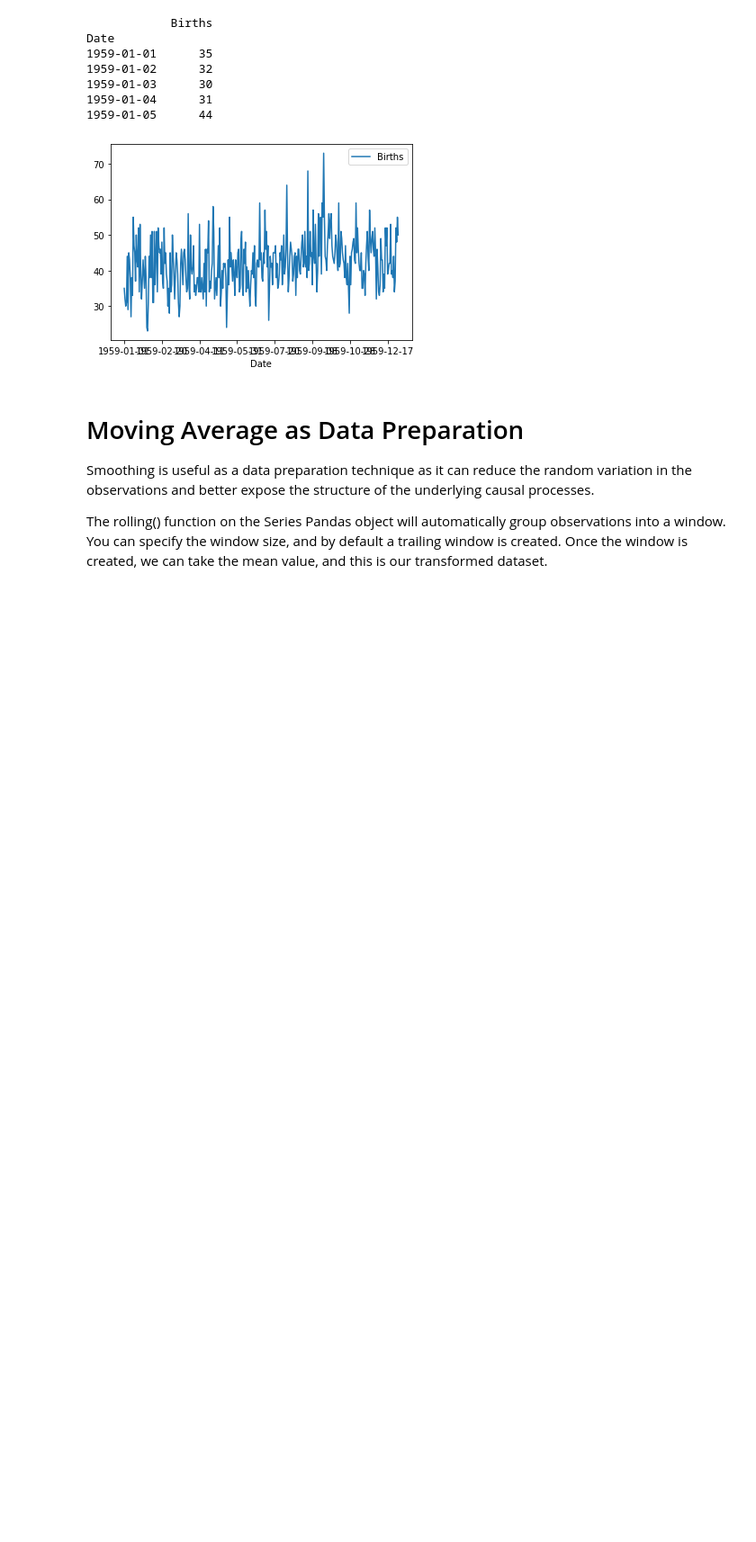
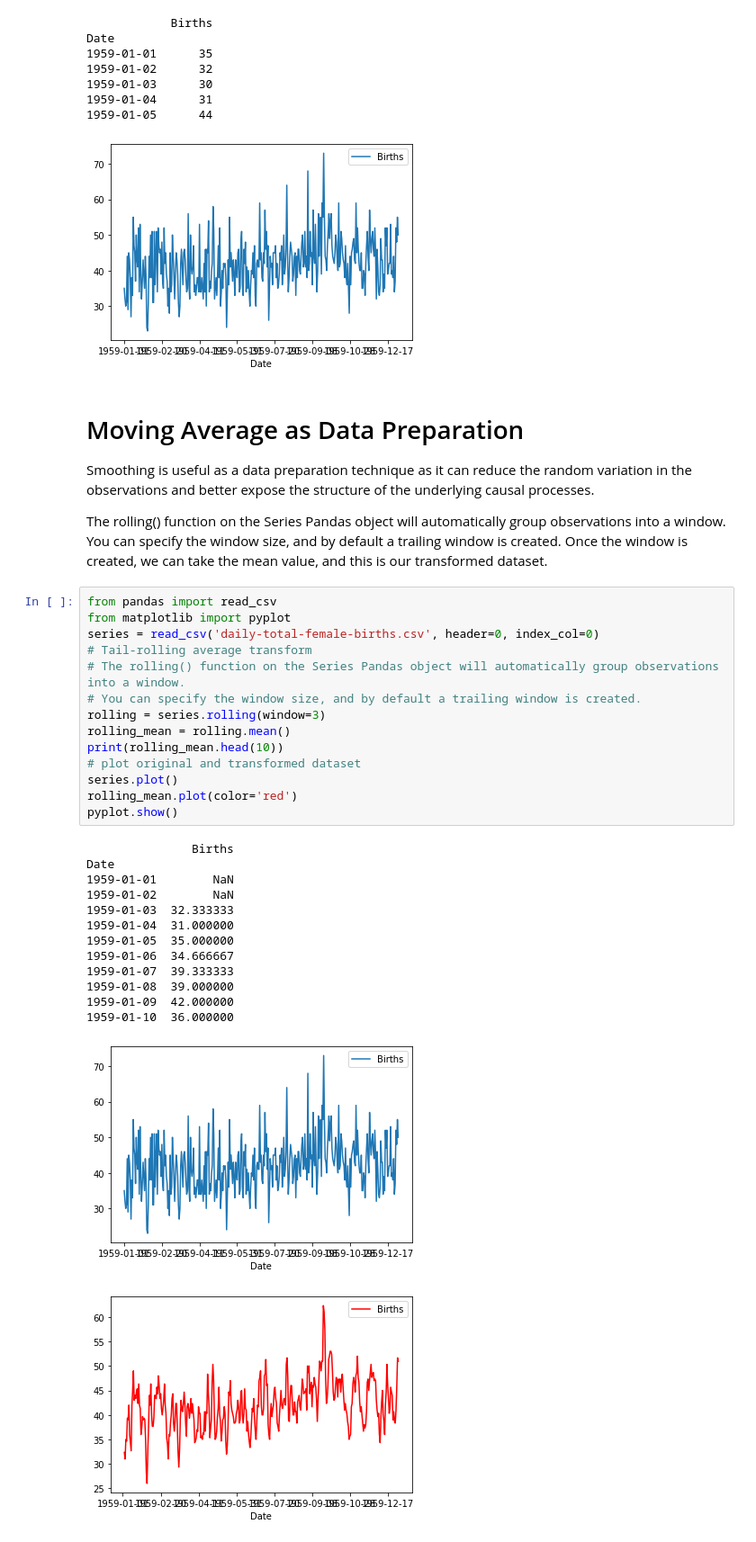
Before and after one commit to MWFK/TimeSeries_Sequence_with_TensorFlow, a Jupyter notebook: 0- WindowdMA_TraillingCentered.ipynb, the cells around one changed output. Shown at 90% size. Drawn from its saved outputs; the diff is of its cells as text; blank space fills up the shorter version.

```diff
--- a/0- WindowdMA_TraillingCentered.ipynb
+++ b/0- WindowdMA_TraillingCentered.ipynb
@@ -72,3 +72,32 @@ Date
 Smoothing is useful as a data preparation technique as it can reduce the random variation in the observations and better expose the structure of the underlying causal processes.
 
 The rolling() function on the Series Pandas object will automatically group observations into a window. You can specify the window size, and by default a trailing window is created. Once the window is created, we can take the mean value, and this is our transformed dataset.
+# %%
+from pandas import read_csv
+from matplotlib import pyplot
+series = read_csv('daily-total-female-births.csv', header=0, index_col=0)
+# Tail-rolling average transform
+# The rolling() function on the Series Pandas object will automatically group observations into a window.
+# You can specify the window size, and by default a trailing window is created.
+rolling = series.rolling(window=3)
+rolling_mean = rolling.mean()
+print(rolling_mean.head(10))
+# plot original and transformed dataset
+series.plot()
+rolling_mean.plot(color='red')
+pyplot.show()
+# %% [output]
+               Births
+Date
+1959-01-01        NaN
+1959-01-02        NaN
+1959-01-03  32.333333
+1959-01-04  31.000000
+1959-01-05  35.000000
+1959-01-06  34.666667
+1959-01-07  39.333333
+1959-01-08  39.000000
+1959-01-09  42.000000
+1959-01-10  36.000000
+[figure, added]
+[figure, added]
```
Also changed, not shown: parts of 5 cells of this notebook.
